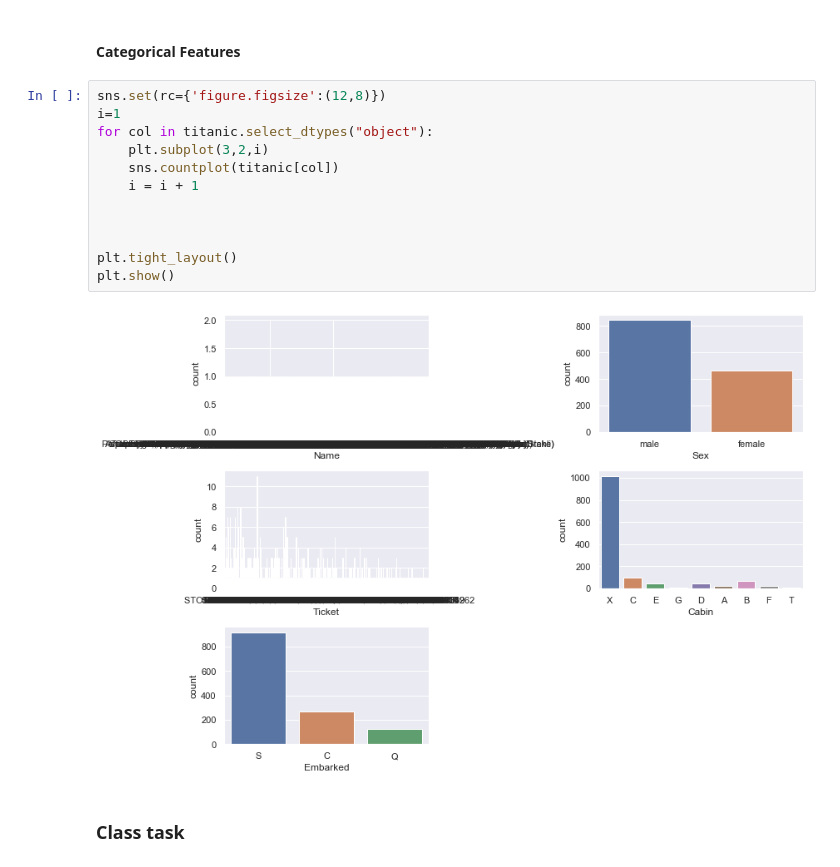
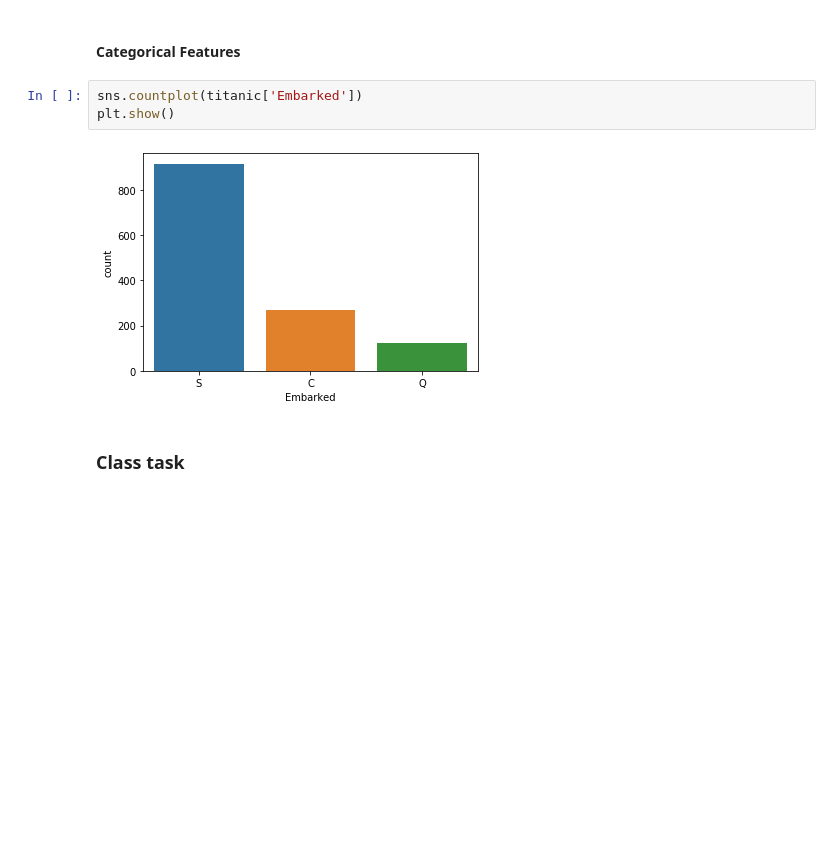
Before and after one commit to prudhvip21/Titanic-Simple-Code-, a Jupyter notebook: Titanic Dataset.ipynb, the cells around one changed output. Drawn from its saved outputs; the diff is of its cells as text; blank space fills up the shorter version.

```diff
--- a/Titanic Dataset.ipynb
+++ b/Titanic Dataset.ipynb
@@ -352,20 +355,11 @@ plt.show()
 We can clearly observe the distribution across bar graph of counts of passengers who survived in the mishap.
 # %% [markdown]
 #### Categorical Features
-# %%
-sns.set(rc={'figure.figsize':(12,8)})
-i=1
-for col in titanic.select_dtypes("object"):
-    plt.subplot(3,2,i)
-    sns.countplot(titanic[col])
-    i = i + 1
-
-
-
-plt.tight_layout()
-plt.show()
-# %% [output]
-[figure, removed]
+# %%
+sns.countplot(titanic['Embarked'])
+plt.show()
+# %% [output]
+[figure, added]
 # %% [markdown]
 ### Class task
 # %%
```
Also changed, not shown: parts of 23 cells of this notebook.
